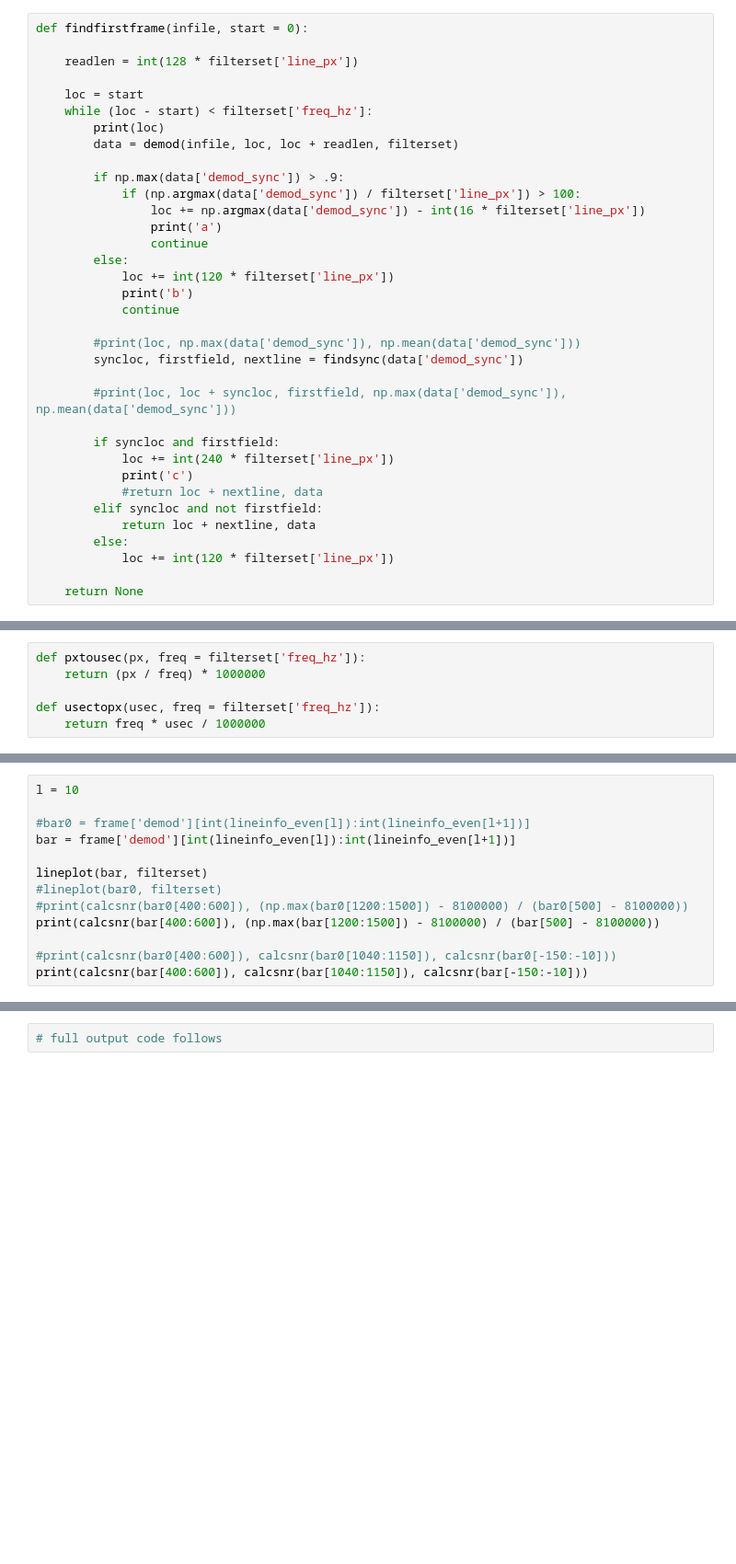
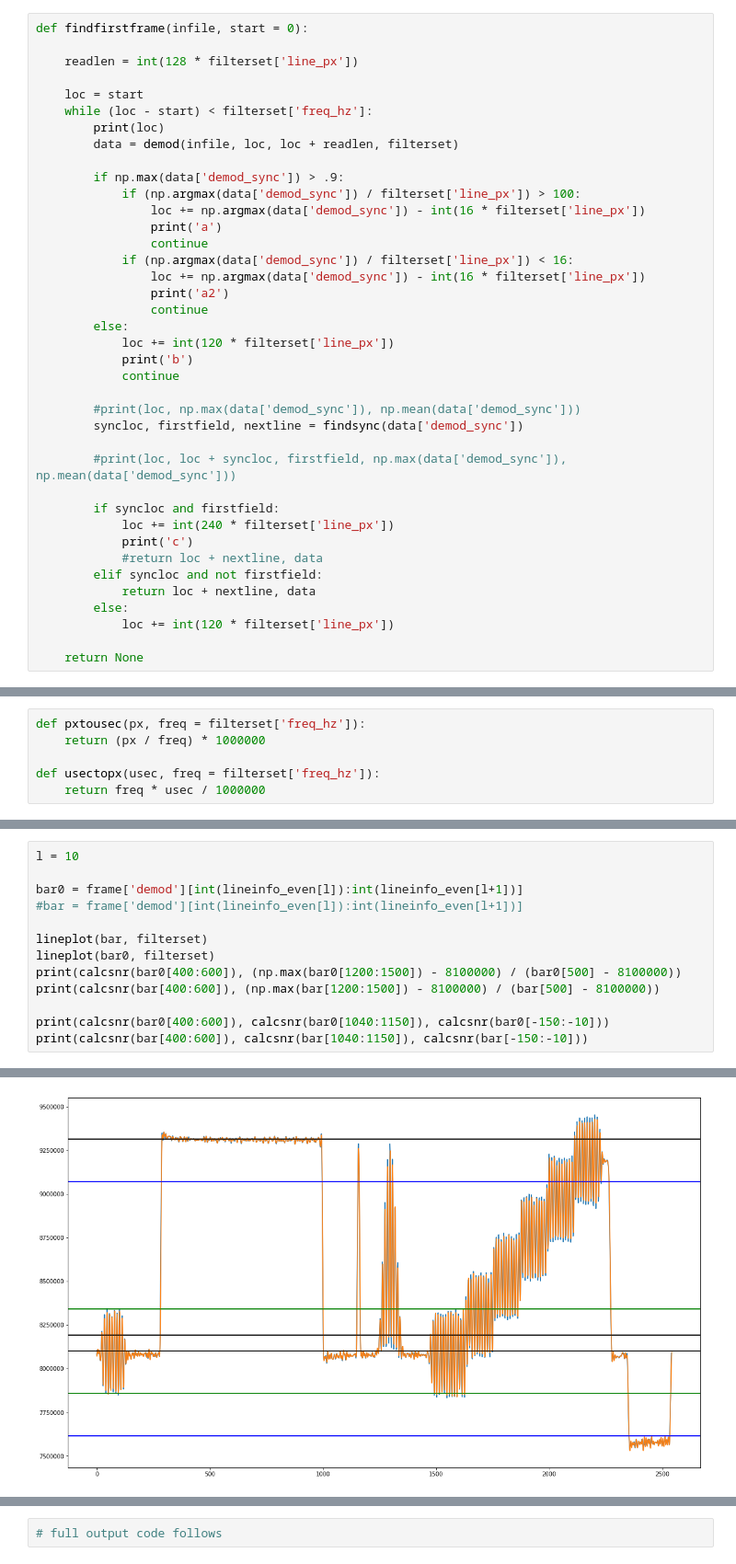
Before and after one commit to happycube/ld-decode, a Jupyter notebook: ld-decoder-dev.ipynb, the cells around one changed output, grey strips where cells are left out. Shown at 92% size. Cells and saved outputs as stored; diff of their text form; blank space fills up the shorter version.

```diff
--- a/ld-decoder-dev.ipynb
+++ b/ld-decoder-dev.ipynb
@@ -725,6 +725,10 @@ def findfirstframe(infile, start = 0):
             if (np.argmax(data['demod_sync']) / filterset['line_px']) > 100:
                 loc += np.argmax(data['demod_sync']) - int(16 * filterset['line_px'])
                 print('a')
+                continue
+            if (np.argmax(data['demod_sync']) / filterset['line_px']) < 16:
+                loc += np.argmax(data['demod_sync']) - int(16 * filterset['line_px'])
+                print('a2')
                 continue
         else:
             loc += int(120 * filterset['line_px'])
@@ -1260,13 +1274,14 @@ uint8 (506, 910) (506, 910)
 # %%
 l = 10
 
-#bar0 = frame['demod'][int(lineinfo_even[l]):int(lineinfo_even[l+1])]
-bar = frame['demod'][int(lineinfo_even[l]):int(lineinfo_even[l+1])]
+bar0 = frame['demod'][int(lineinfo_even[l]):int(lineinfo_even[l+1])]
+#bar = frame['demod'][int(lineinfo_even[l]):int(lineinfo_even[l+1])]
 
 lineplot(bar, filterset)
-#lineplot(bar0, filterset)
-#print(calcsnr(bar0[400:600]), (np.max(bar0[1200:1500]) - 8100000) / (bar0[500] - 8100000))
+lineplot(bar0, filterset)
+print(calcsnr(bar0[400:600]), (np.max(bar0[1200:1500]) - 8100000) / (bar0[500] - 8100000))
 print(calcsnr(bar[400:600]), (np.max(bar[1200:1500]) - 8100000) / (bar[500] - 8100000))
 
-#print(calcsnr(bar0[400:600]), calcsnr(bar0[1040:1150]), calcsnr(bar0[-150:-10]))
+print(calcsnr(bar0[400:600]), calcsnr(bar0[1040:1150]), calcsnr(bar0[-150:-10]))
 print(calcsnr(bar[400:600]), calcsnr(bar[1040:1150]), calcsnr(bar[-150:-10]))
+# %% [output]
@@ -1273,3 +1292,4 @@ print(calcsnr(bar[400:600]), calcsnr(bar[1040:1150]), calcsnr(bar[-150:-10]))
+[figure, added]
 # %%
 l = 10
 #foo0 = foo
```
Also changed, not shown: parts of 12 cells of this notebook.
